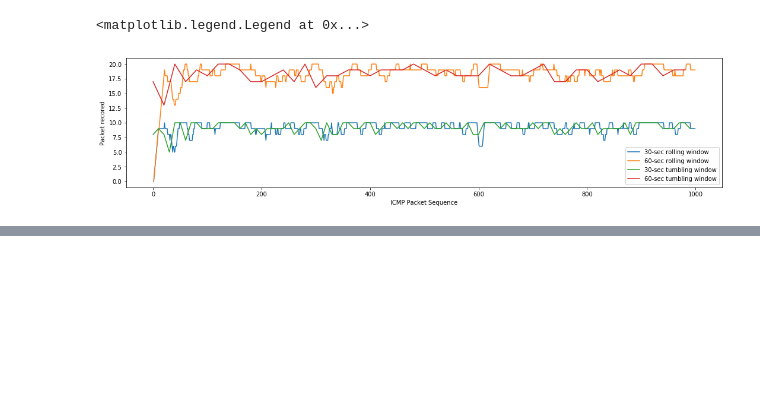
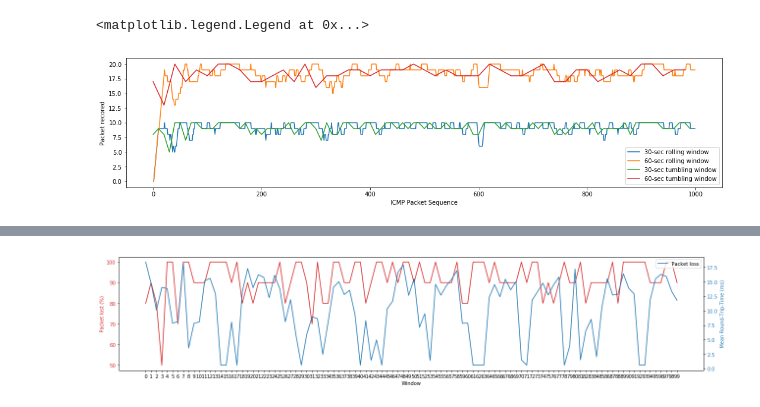
Before and after one commit to ichatz/iot-netprofiler, a Jupyter notebook: iot-lab-7nodes-1/InitialAnalysis.ipynb, the cells around one changed output, grey strips where cells are left out. Cells and saved outputs as stored; diff of their text form; code cells hidden in the pictures; blank space fills up the shorter version.

```diff
--- a/iot-lab-7nodes-1/InitialAnalysis.ipynb
+++ b/iot-lab-7nodes-1/InitialAnalysis.ipynb
@@ -96,0 +99,2 @@ plt.legend()
+# %%
+window_size = 10
@@ -96,0 +103,6 @@ plt.legend()
+# %%
+stats = trace.groupby(trace.index // window_size).count()
+stats = stats.rename(index=str, columns={"rtt": "packet_loss"})
+stats["packet_loss"] = pandas.to_numeric(stats["packet_loss"], downcast='float')
+for index, row in stats.iterrows():
+    stats.at[index, 'packet_loss'] = row['packet_loss'] / window_size
@@ -96,0 +111,6 @@ plt.legend()
+# %%
+stats = stats.assign(mean=trace.groupby(trace.index // window_size).mean()['rtt'].values)
+stats = stats.assign(min=trace.groupby(trace.index // window_size).min()['rtt'].values)
+stats = stats.assign(max=trace.groupby(trace.index // window_size).max()['rtt'].values)
+stats = stats.assign(std=trace.groupby(trace.index // window_size).std()['rtt'].values)
+stats = stats.assign(var=trace.groupby(trace.index // window_size).var()['rtt'].values)
@@ -96,0 +138,21 @@ plt.legend()
+# %%
+fig, ax1 = plt.subplots(figsize=(18,4))
+
+color = 'tab:red'
+ax1.set_xlabel('Window')
+ax1.set_ylabel('Packet lost (%)', color=color)
+ax1.plot(stats['packet_loss']*100, label='Packet loss', color=color)
+ax1.tick_params(axis='y', labelcolor=color)
+
+ax2 = ax1.twinx()  # instantiate a second axes that shares the same x-axis
+
+color = 'tab:blue'
+ax2.set_ylabel('Mean Round-Trip-Time (ms)', color=color)  # we already handled the x-label with ax1
+ax2.plot(stats['mean'], label='Packet loss', color=color)
+ax2.tick_params(axis='y', labelcolor=color)
+
+fig.tight_layout()  # otherwise the right y-label is slightly clipped
+plt.legend()
+plt.show()
+# %% [output]
+[figure, added]
```
Also changed, not shown: parts of 4 cells of this notebook.
